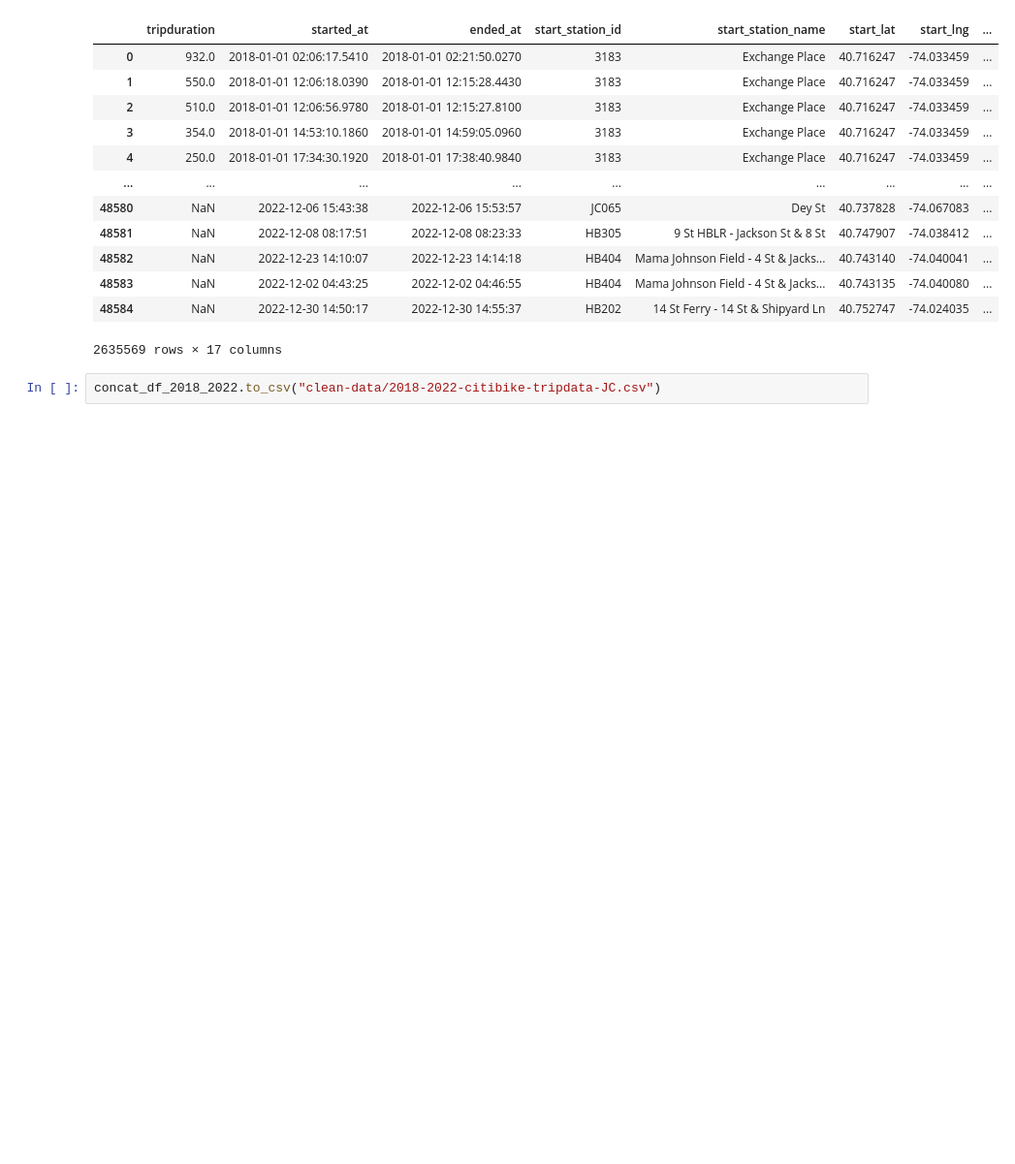
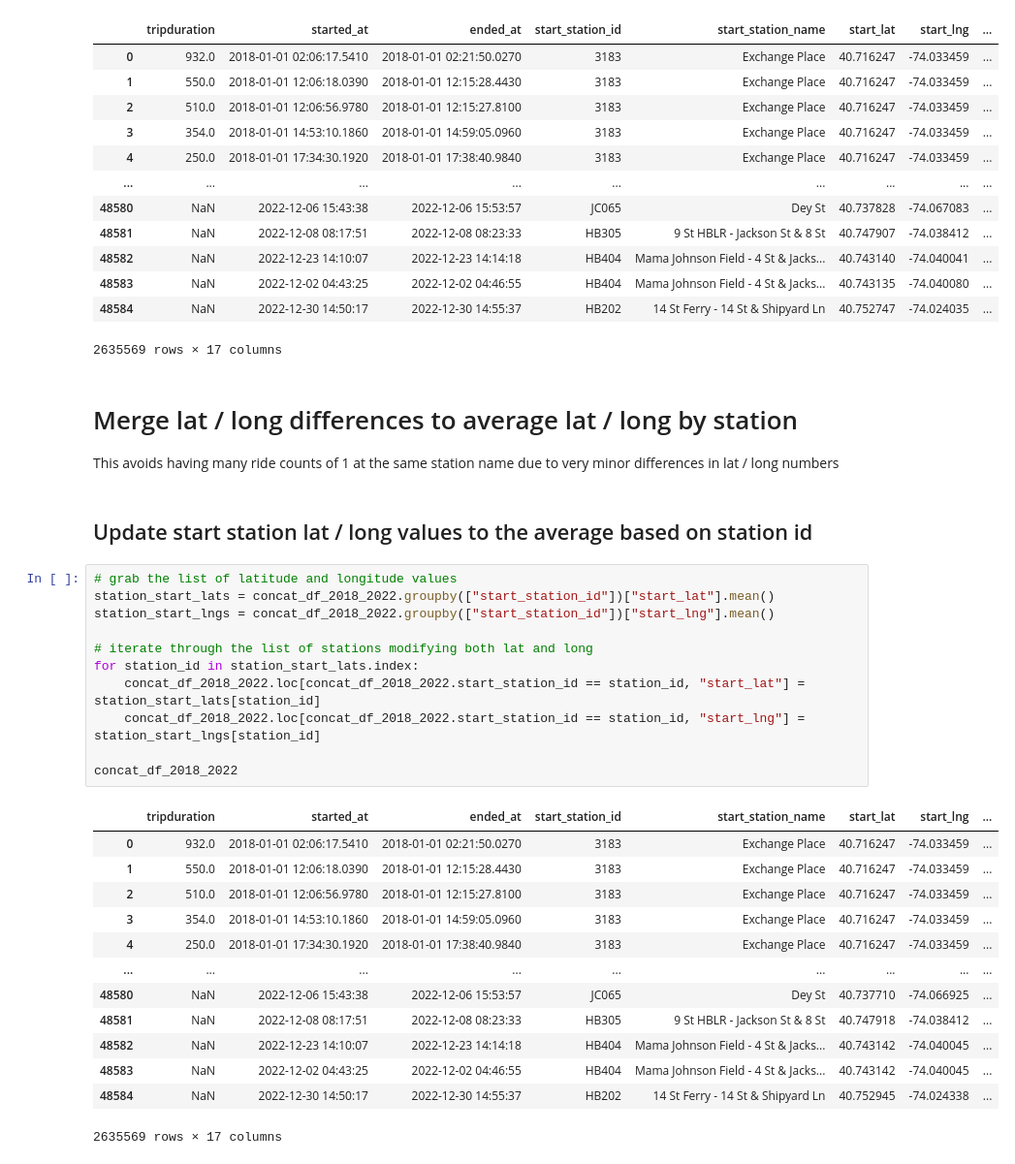
Before and after one commit to vt-bekah/Citi-Bike-Tableau-Analysis, a Jupyter notebook: CleanData.ipynb, the cells around one changed output. Shown at 97% size. Saved outputs shown, nothing was run; the diff lists cells and outputs as text; blank space fills up the shorter version.

Commit message:
adding analysis document, tableau file; updating Cleandata file to consolidate lat / long by station

```diff
--- a/CleanData.ipynb
+++ b/CleanData.ipynb
@@ -169,5 +155,33 @@ concat_df_2018_2022
 | 48583 | NaN | 2022-12-02 04:43:25 | 2022-12-02 04:46:55 | HB404 | Mama Johnson Field - 4 St & Jacks... | 40.743135 | -74.040080 | ... |
 | 48584 | NaN | 2022-12-30 14:50:17 | 2022-12-30 14:55:37 | HB202 | 14 St Ferry - 14 St & Shipyard Ln | 40.752747 | -74.024035 | ... |
 2635569 rows × 17 columns
-# %%
-concat_df_2018_2022.to_csv("clean-data/2018-2022-citibike-tripdata-JC.csv")
+# %% [markdown]
+# Merge lat / long differences to average lat / long by station
+This avoids having many ride counts of 1 at the same station name due to very minor differences in lat / long numbers
+# %% [markdown]
+## Update start station lat / long values to the average based on station id
+# %%
+# grab the list of latitude and longitude values
+station_start_lats = concat_df_2018_2022.groupby(["start_station_id"])["start_lat"].mean()
+station_start_lngs = concat_df_2018_2022.groupby(["start_station_id"])["start_lng"].mean()
+
+# iterate through the list of stations modifying both lat and long
+for station_id in station_start_lats.index:
+    concat_df_2018_2022.loc[concat_df_2018_2022.start_station_id == station_id, "start_lat"] = station_start_lats[station_id]
+    concat_df_2018_2022.loc[concat_df_2018_2022.start_station_id == station_id, "start_lng"] = station_start_lngs[station_id]
+
+concat_df_2018_2022
+# %% [output]
+|  | tripduration | started_at | ended_at | start_station_id | start_station_name | start_lat | start_lng | ... |
+| 0 | 932.0 | 2018-01-01 02:06:17.5410 | 2018-01-01 02:21:50.0270 | 3183 | Exchange Place | 40.716247 | -74.033459 | ... |
+| 1 | 550.0 | 2018-01-01 12:06:18.0390 | 2018-01-01 12:15:28.4430 | 3183 | Exchange Place | 40.716247 | -74.033459 | ... |
+| 2 | 510.0 | 2018-01-01 12:06:56.9780 | 2018-01-01 12:15:27.8100 | 3183 | Exchange Place | 40.716247 | -74.033459 | ... |
+| 3 | 354.0 | 2018-01-01 14:53:10.1860 | 2018-01-01 14:59:05.0960 | 3183 | Exchange Place | 40.716247 | -74.033459 | ... |
+| 4 | 250.0 | 2018-01-01 17:34:30.1920 | 2018-01-01 17:38:40.9840 | 3183 | Exchange Place | 40.716247 | -74.033459 | ... |
+| ... | ... | ... | ... | ... | ... | ... | ... | ... |
+| 48580 | NaN | 2022-12-06 15:43:38 | 2022-12-06 15:53:57 | JC065 | Dey St | 40.737710 | -74.066925 | ... |
+| 48581 | NaN | 2022-12-08 08:17:51 | 2022-12-08 08:23:33 | HB305 | 9 St HBLR - Jackson St & 8 St | 40.747918 | -74.038412 | ... |
+| 48582 | NaN | 2022-12-23 14:10:07 | 2022-12-23 14:14:18 | HB404 | Mama Johnson Field - 4 St & Jacks... | 40.743142 | -74.040045 | ... |
+| 48583 | NaN | 2022-12-02 04:43:25 | 2022-12-02 04:46:55 | HB404 | Mama Johnson Field - 4 St & Jacks... | 40.743142 | -74.040045 | ... |
+| 48584 | NaN | 2022-12-30 14:50:17 | 2022-12-30 14:55:37 | HB202 | 14 St Ferry - 14 St & Shipyard Ln | 40.752945 | -74.024338 | ... |
+2635569 rows × 17 columns
```
Also changed, not shown: parts of 10 cells of this notebook, 9 other files.
